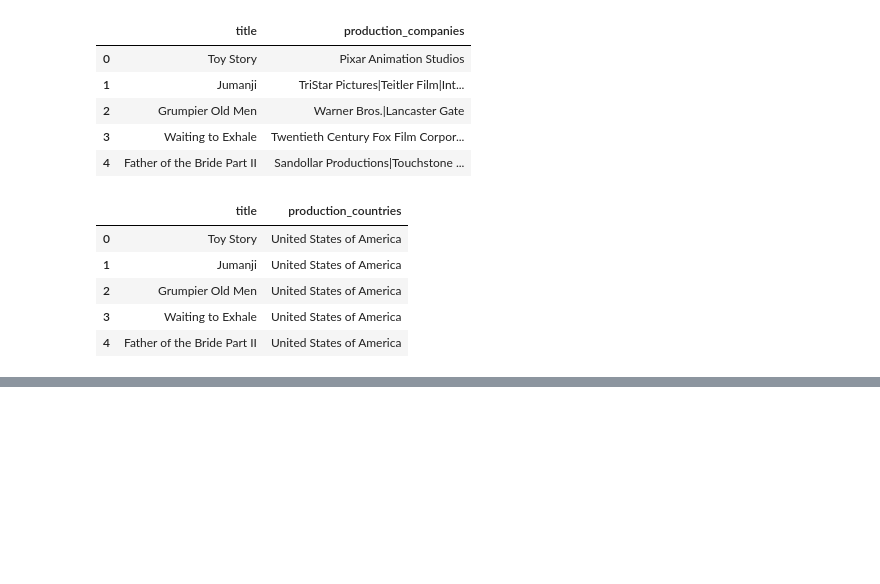
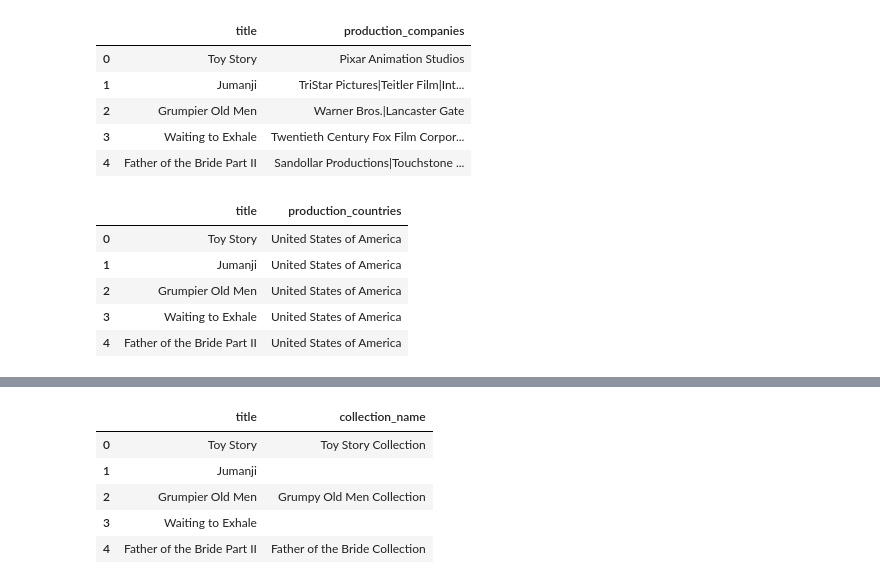
Before and after one commit to nivedita-pai/Python_Training, a Jupyter notebook: pandas_training/pandas_practice2.ipynb, the cells around one changed output, grey strips where cells are left out. Saved outputs shown, nothing was run; the diff lists cells and outputs as text; code cells hidden in the pictures; blank space fills up the shorter version.

```diff
--- a/pandas_training/pandas_practice2.ipynb
+++ b/pandas_training/pandas_practice2.ipynb
@@ -155,0 +150,12 @@ Name: spoken_languages, Length: 45466, dtype: str
+# %%
+df_clean['collection_name'] = df_clean['belongs_to_collection'].apply(
+    lambda x : ast.literal_eval(x)['name'] if pd.notnull(x) and isinstance(x, str) and x.strip().startswith('{') else ''
+)
+df_clean.loc[:, ['title', 'collection_name']].head()
+# %% [output]
+|  | title | collection_name |
+| 0 | Toy Story | Toy Story Collection |
+| 1 | Jumanji |  |
+| 2 | Grumpier Old Men | Grumpy Old Men Collection |
+| 3 | Waiting to Exhale |  |
+| 4 | Father of the Bride Part II | Father of the Bride Collection |
```
Also changed, not shown: parts of 8 cells of this notebook, 3 other files.
